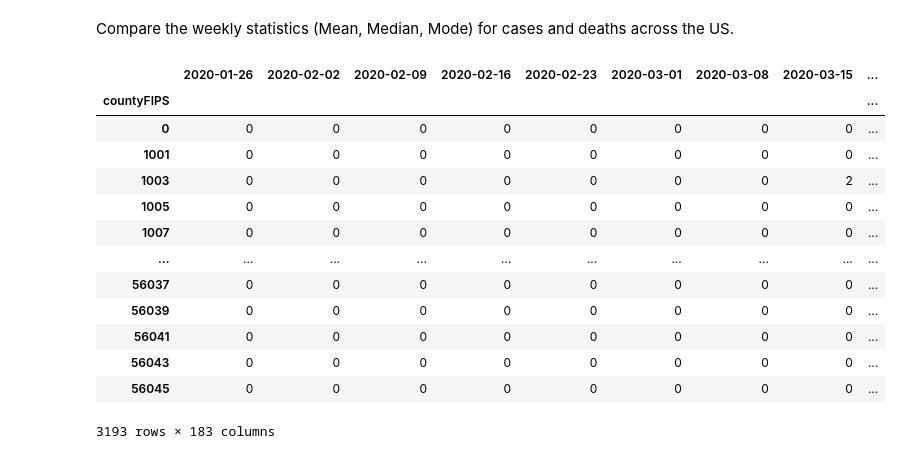
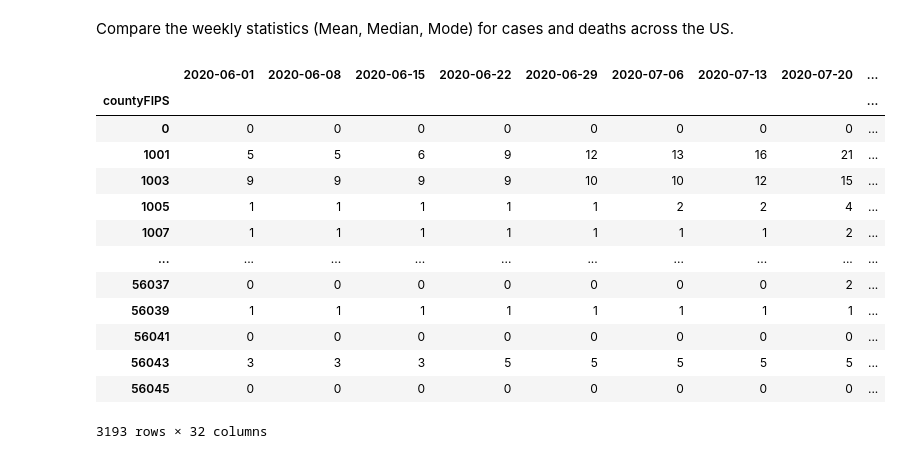
Before and after one commit to smbarber2/405ProjectGroup1, a Jupyter notebook: group_stage2.ipynb, the cells around one changed output. Cells and saved outputs as stored; diff of their text form; code cells hidden in the pictures.

```diff
--- a/group_stage2.ipynb
+++ b/group_stage2.ipynb
@@ -13,49 +13,54 @@ Compare the weekly statistics (Mean, Median, Mode) for cases and deaths across t
 # %%
 super_covid = pd.read_csv('./data/super_covid_data.csv')
 covid_cases = pd.read_csv('./data/covid_confirmed_usafacts.csv')
 covid_deaths = pd.read_csv('./data/covid_deaths_usafacts.csv')
 
 # It will be easier to handle these separately so I'm importing the deaths and cases CSVs again.
 
 # Create a dataframe I actually want to manipulate
 cd_date = covid_deaths.drop(covid_deaths.columns[[0,1,2,3]], axis=1, inplace=False)
 
 #Transpose
 cd_date = cd_date.transpose()
 
 # Rename the columns after the countyFIPS so that I can merge later.
 cd_date.columns = covid_deaths['countyFIPS']
 
 # Change the index to a date and time so that I can resample it.
 cd_date.index = pd.to_datetime(cd_date.index)
 
 #Repeat this process for Cases
 cc_date = covid_cases.drop(covid_cases.columns[[0,1,2,3]], axis=1, inplace=False)
 cc_date = cc_date.transpose()
 cc_date.columns = covid_cases['countyFIPS']
 cc_date.index = pd.to_datetime(cc_date.index)
 
 
-# Resample and Assess
-death_sums = cd_date.resample('W').sum()
-death_mean = cd_date.resample('W').mean()
+start_date = pd.to_datetime('2020-06-01')
+end_date = pd.to_datetime('2021-01-03')
 
-case_sums = cc_date.resample('W').sum()
-case_mean = cc_date.resample('W').mean()
+cd_date = cd_date.T
+cd_date = cd_date[[col for col in cd_date.columns if start_date <= col <= end_date]]
 
-case_sums
+cc_date = cc_date.T
+cc_date = cc_date[[col for col in cc_date.columns if start_date <= col <= end_date]]
+
+cd_last_date = cd_date.iloc[:, -1:]
+cd_date = cd_date.loc[:, ::7]
+cd_date = pd.concat([cd_date, cd_last_date], axis=1)
+cd_date
 # %% [output]
-|  | 2020-01-26 | 2020-02-02 | 2020-02-09 | 2020-02-16 | 2020-02-23 | 2020-03-01 | 2020-03-08 | 2020-03-15 | ... |
+|  | 2020-06-01 | 2020-06-08 | 2020-06-15 | 2020-06-22 | 2020-06-29 | 2020-07-06 | 2020-07-13 | 2020-07-20 | ... |
 | countyFIPS |  |  |  |  |  |  |  |  | ... |
 | 0 | 0 | 0 | 0 | 0 | 0 | 0 | 0 | 0 | ... |
-| 1001 | 0 | 0 | 0 | 0 | 0 | 0 | 0 | 0 | ... |
-| 1003 | 0 | 0 | 0 | 0 | 0 | 0 | 0 | 2 | ... |
-| 1005 | 0 | 0 | 0 | 0 | 0 | 0 | 0 | 0 | ... |
-| 1007 | 0 | 0 | 0 | 0 | 0 | 0 | 0 | 0 | ... |
+| 1001 | 5 | 5 | 6 | 9 | 12 | 13 | 16 | 21 | ... |
+| 1003 | 9 | 9 | 9 | 9 | 10 | 10 | 12 | 15 | ... |
+| 1005 | 1 | 1 | 1 | 1 | 1 | 2 | 2 | 4 | ... |
+| 1007 | 1 | 1 | 1 | 1 | 1 | 1 | 1 | 2 | ... |
 | ... | ... | ... | ... | ... | ... | ... | ... | ... | ... |
-| 56037 | 0 | 0 | 0 | 0 | 0 | 0 | 0 | 0 | ... |
-| 56039 | 0 | 0 | 0 | 0 | 0 | 0 | 0 | 0 | ... |
+| 56037 | 0 | 0 | 0 | 0 | 0 | 0 | 0 | 2 | ... |
+| 56039 | 1 | 1 | 1 | 1 | 1 | 1 | 1 | 1 | ... |
 | 56041 | 0 | 0 | 0 | 0 | 0 | 0 | 0 | 0 | ... |
-| 56043 | 0 | 0 | 0 | 0 | 0 | 0 | 0 | 0 | ... |
+| 56043 | 3 | 3 | 3 | 5 | 5 | 5 | 5 | 5 | ... |
 | 56045 | 0 | 0 | 0 | 0 | 0 | 0 | 0 | 0 | ... |
-3193 rows × 183 columns
+3193 rows × 32 columns
```
Also changed, not shown: parts of 4 cells of this notebook.
